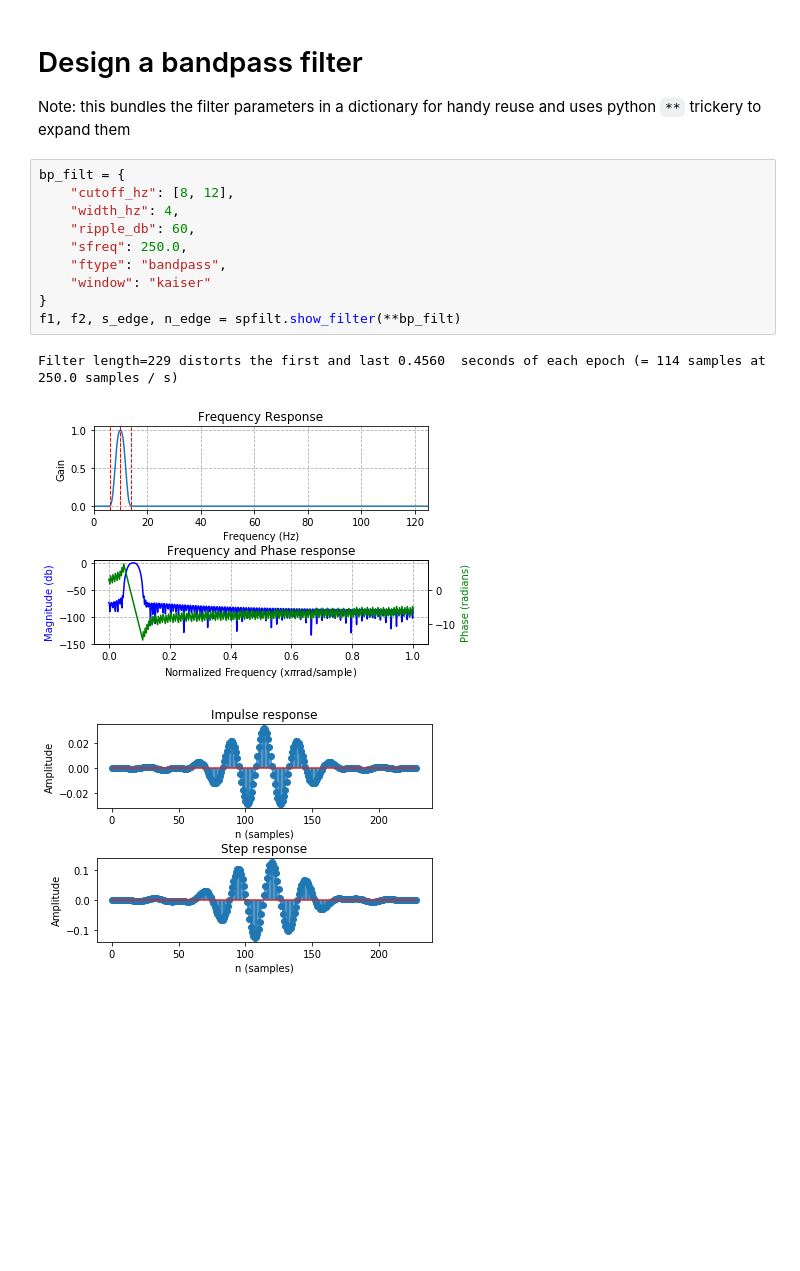
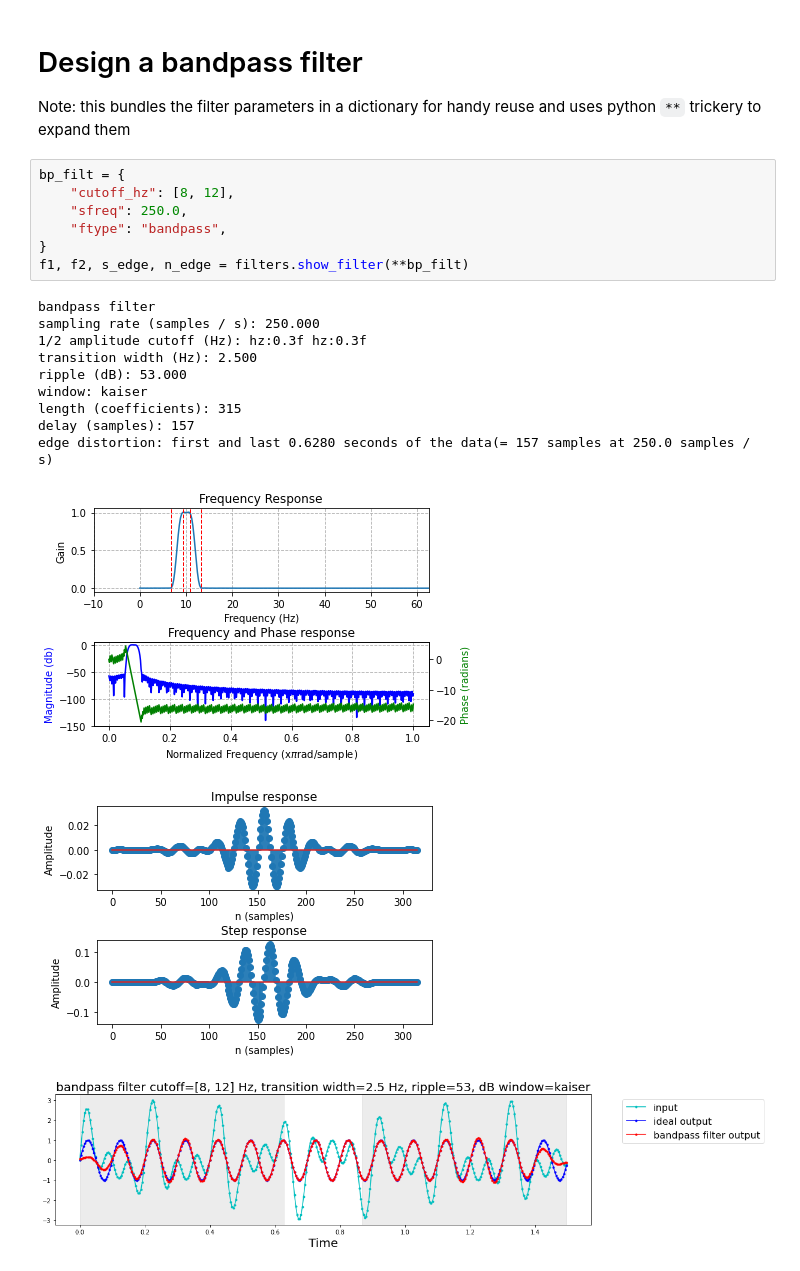
Before and after one commit to turbach/spudtr, a Jupyter notebook: docs/user_guide/filter/filters.ipynb, the cells around one changed output. Drawn from its saved outputs; the diff is of its cells as text; blank space fills up the shorter version.

Commit message:
filters.py reworked to handle obligatory and optional filter params, needs comment cleanup

```diff
--- a/docs/user_guide/filter/filters.ipynb
+++ b/docs/user_guide/filter/filters.ipynb
@@ -30,15 +34,21 @@ Note: this bundles the filter parameters in a dictionary for handy reuse and use
 # %%
 bp_filt = {
     "cutoff_hz": [8, 12],
-    "width_hz": 4,
-    "ripple_db": 60,
     "sfreq": 250.0,
     "ftype": "bandpass",
-    "window": "kaiser"
 }
-f1, f2, s_edge, n_edge = spfilt.show_filter(**bp_filt)
+f1, f2, s_edge, n_edge = filters.show_filter(**bp_filt)
 # %% [output]
-Filter length=229 distorts the first and last 0.4560  seconds of each epoch (= 114 samples at 250.0 samples / s)
+bandpass filter
+sampling rate (samples / s): 250.000
+1/2 amplitude cutoff (Hz): hz:0.3f hz:0.3f
+transition width (Hz): 2.500
+ripple (dB): 53.000
+window: kaiser
+length (coefficients): 315
+delay (samples): 157
+edge distortion: first and last 0.6280 seconds of the data(= 157 samples at 250.0 samples / s)
-[figure, old version]
+[figure, new version]
-[figure, old version]
+[figure, new version]
+[figure, added]
 # %% [markdown]
```
Also changed, not shown: parts of 16 cells of this notebook, 8 other files.
